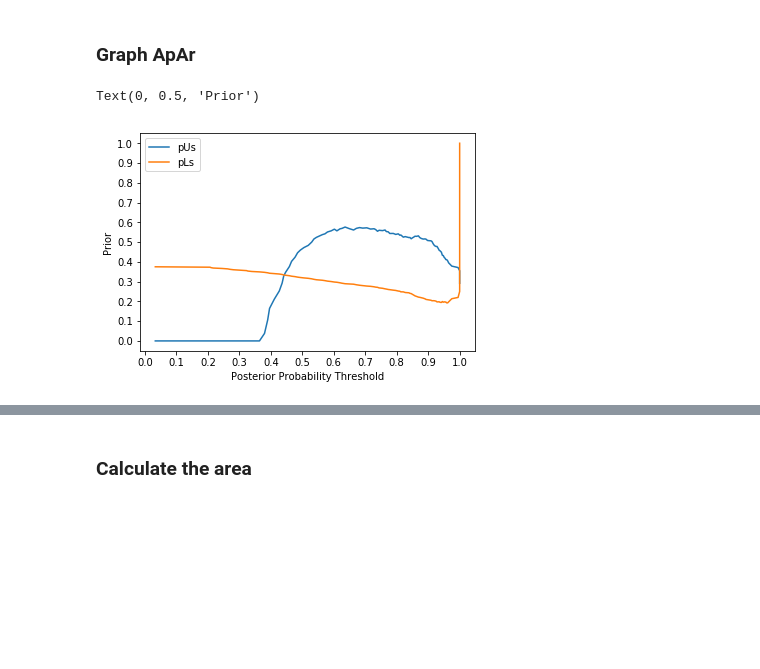
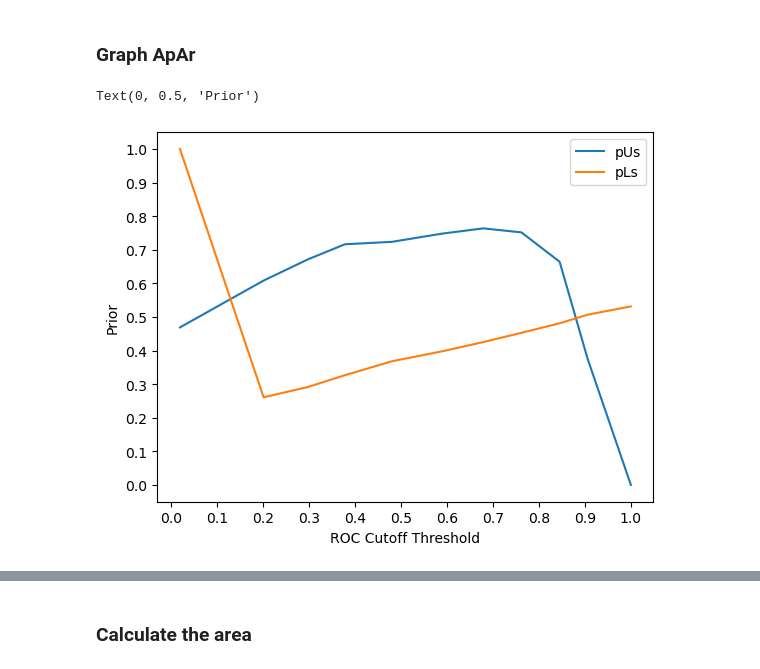
Before and after one commit to StarLiu1/ApplicabilityArea-ApAr, a Jupyter notebook: src/Diabetes Example.ipynb, the cells around one changed output, grey strips where cells are left out. Cells and saved outputs as stored; diff of their text form; code cells hidden in the pictures; blank space fills up the shorter version.

```diff
--- a/src/Diabetes Example.ipynb
+++ b/src/Diabetes Example.ipynb
@@ -582,7 +580,7 @@ Took:  286.19526505470276  seconds.
 # %% [markdown]
 ### Read in data
 # %%
-result_table_diabetes = pd.read_json('data/Datasets/Diabetes/uTP801To2Odds1124.json')
+result_table_diabetes = pd.read_json('medicalDatasets/diabetes/uTP80Odds3489_diabetes.json')
 result_table_diabetes = result_table_diabetes[(result_table_diabetes['classifiers'] != model_name_list[0])]
 result_table_diabetes = result_table_diabetes.reset_index()
 result_table_diabetes
@@ -622,8 +681,8 @@ sorted_aa = result_table_diabetes[(result_table_diabetes['classifiers'] != model
 #                                               'xgBoost', "Random Forest", "SVM"]
 ci =1
 modelTest = result_table_diabetes[(result_table_diabetes['classifiers'] == model_name_list[ci]) & \
-                           (result_table_diabetes['costRatio'] == 2)
+                           (result_table_diabetes['costRatio'] > 0) & \
+                                  (result_table_diabetes['costRatio'] < 2)
                           ]
-# print(np.array(modelTest['tpr']), np.array(modelTest['fpr']))
 modelTest
 # %% [output]
@@ -634,21 +693,21 @@ modelTest
 # %%
 #calculate pLs, pStars, and pUs
 # pLs, pStars, pUs, allPriors = modelPriorsOverRocWithAllPriors(modelTest, uTN, uTP, uFN,modelTest['uFP'], u)
 pLs, pStars, pUs = modelPriorsOverRoc(modelTest, uTN, uTP, uFN, modelTest['uFP'], u)
 thresholds = np.array(modelTest['thresholds'])[0]
 thresholds = np.array(thresholds)
 thresholds = np.where(thresholds > 1, 1, thresholds)
 thresholds, pLs, pUs = adjustpLpUClassificationThreshold(thresholds, pLs, pUs)
-plt.plot(thresholds, pUs, label = "pUs")
-plt.plot(thresholds, pLs, label = "pLs")
+plt.plot(thresholds[::-10], pUs[::-10], label = "pUs")
+plt.plot(thresholds[::-10], pLs[::-10], label = "pLs")
 plt.xticks(np.arange(0.0, 1.1, step=0.1))
 plt.yticks(np.arange(0.0, 1.1, step=0.1))
 
 # plt.plot(1-thresholds, pUs, label = "pUs")
 # plt.plot(1-thresholds, pLs, label = "pLs")
 plt.legend()
 plt.xlabel("ROC Cutoff Threshold")
 plt.ylabel("Prior")
 # %% [output]
 Text(0, 0.5, 'Prior')
-[figure, old version]
+[figure, new version]
```
Also changed, not shown: parts of 18 cells of this notebook, 12 other files.
